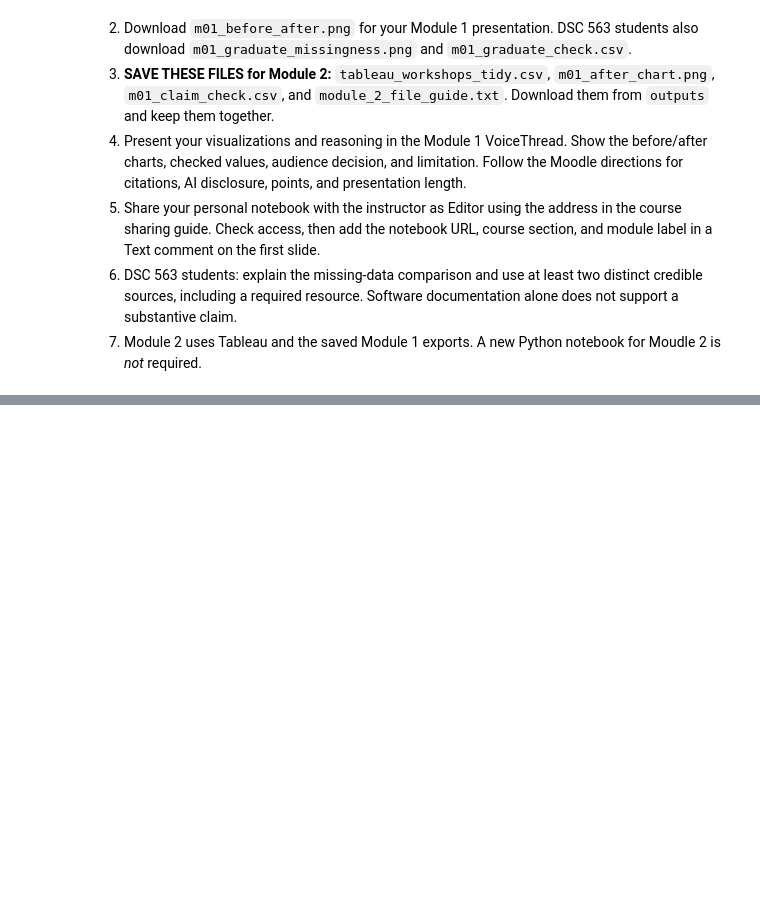
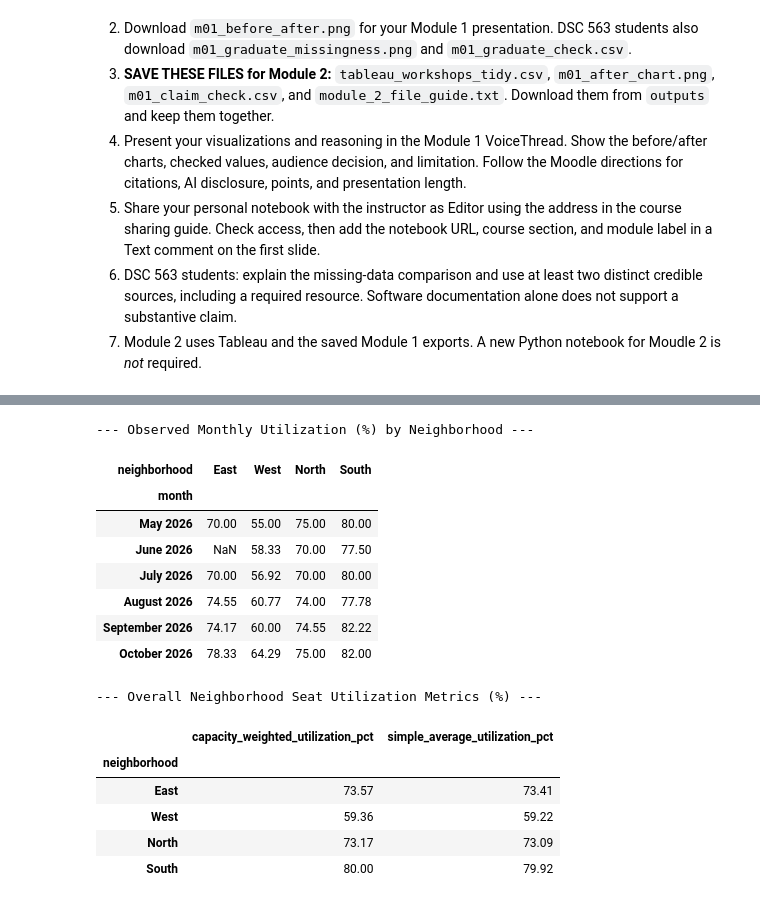
Before and after one commit to jasirard/DSC563, a Jupyter notebook: sirard_jeffrey_Module_01_Audience_First_Chart.ipynb, the cells around one changed output, grey strips where cells are left out. Cells and saved outputs as stored; diff of their text form; code cells hidden in the pictures; blank space fills up the shorter version.

```diff
--- a/sirard_jeffrey_Module_01_Audience_First_Chart.ipynb
+++ b/sirard_jeffrey_Module_01_Audience_First_Chart.ipynb
@@ -539,0 +573,68 @@ GitHub Repository: https://github.com/jasirard/DSC563
+# %%
+# ORIGINAL PROMPT:
+# Import "tableau_workshops_tidy.csv" from the mounted Google Drive.
+# Evaluate seat utilization.
+# For each neighborhood, describe monthly utilization and capacity-weighted utilization.
+# For the 2nd printed table, reorder the neighborhoods in the left column,
+# so that from top to bottom they are listed East, West, North, and South.
+
+import pandas as pd
+import numpy as np
+
+# 1. Load dataset from Google Drive
+file_path = '/content/drive/MyDrive/tableau_workshops_tidy.csv'
+df = pd.read_csv(file_path)
+
+# Convert month to datetime for sorting and clean labels
+df['month'] = pd.to_datetime(df['month'])
+
+# Define the custom neighborhood ordering
+neighborhood_order = ['East', 'West', 'North', 'South']
+
+# 2. Monthly utilization per neighborhood
+# Since some values might be missing (like East's second month), we evaluate it as observed.
+df['monthly_utilization'] = 100 * df['attendance_visits'] / df['capacity_seats']
+
+print("--- Observed Monthly Utilization (%) by Neighborhood ---")
+monthly_pivot = df.pivot(index='month', columns='neighborhood', values='monthly_utilization')
+monthly_pivot.index = monthly_pivot.index.strftime('%B %Y')
+
+# Reorder columns of the pivot table to match the neighborhood order
+monthly_pivot = monthly_pivot.reindex(columns=neighborhood_order)
+display(monthly_pivot.round(2))
+
+# 3. Overall Capacity-Weighted Utilization per neighborhood
+# This correctly aggregates only the observed periods: sum(attendance) / sum(capacity_for_observed_periods)
+valid_df = df.dropna(subset=['attendance_visits'])
+weighted_util = valid_df.groupby('neighborhood', group_keys=False).apply(
+    lambda x: 100 * x['attendance_visits'].sum() / x['capacity_seats'].sum(),
+    include_groups=False
+).rename('capacity_weighted_utilization_pct')
+
+# Simple average of monthly utilizations for comparison (unweighted)
+simple_avg_util = df.groupby('neighborhood')['monthly_utilization'].mean().rename('simple_average_utilization_pct')
+
+summary_df = pd.concat([weighted_util, simple_avg_util], axis=1)
+
+# Reorder the rows of the summary table to match the neighborhood order
+summary_df = summary_df.reindex(neighborhood_order)
+
+print("\n--- Overall Neighborhood Seat Utilization Metrics (%) ---")
+display(summary_df.round(2))
+# %% [output]
+--- Observed Monthly Utilization (%) by Neighborhood ---
+| neighborhood | East | West | North | South |
+| month |  |  |  |  |
+| May 2026 | 70.00 | 55.00 | 75.00 | 80.00 |
+| June 2026 | NaN | 58.33 | 70.00 | 77.50 |
+| July 2026 | 70.00 | 56.92 | 70.00 | 80.00 |
+| August 2026 | 74.55 | 60.77 | 74.00 | 77.78 |
+| September 2026 | 74.17 | 60.00 | 74.55 | 82.22 |
+| October 2026 | 78.33 | 64.29 | 75.00 | 82.00 |
+--- Overall Neighborhood Seat Utilization Metrics (%) ---
+|  | capacity_weighted_utilization_pct | simple_average_utilization_pct |
+| neighborhood |  |  |
+| East | 73.57 | 73.41 |
+| West | 59.36 | 59.22 |
+| North | 73.17 | 73.09 |
+| South | 80.00 | 79.92 |
```
Also changed, not shown: parts of 3 cells of this notebook.
